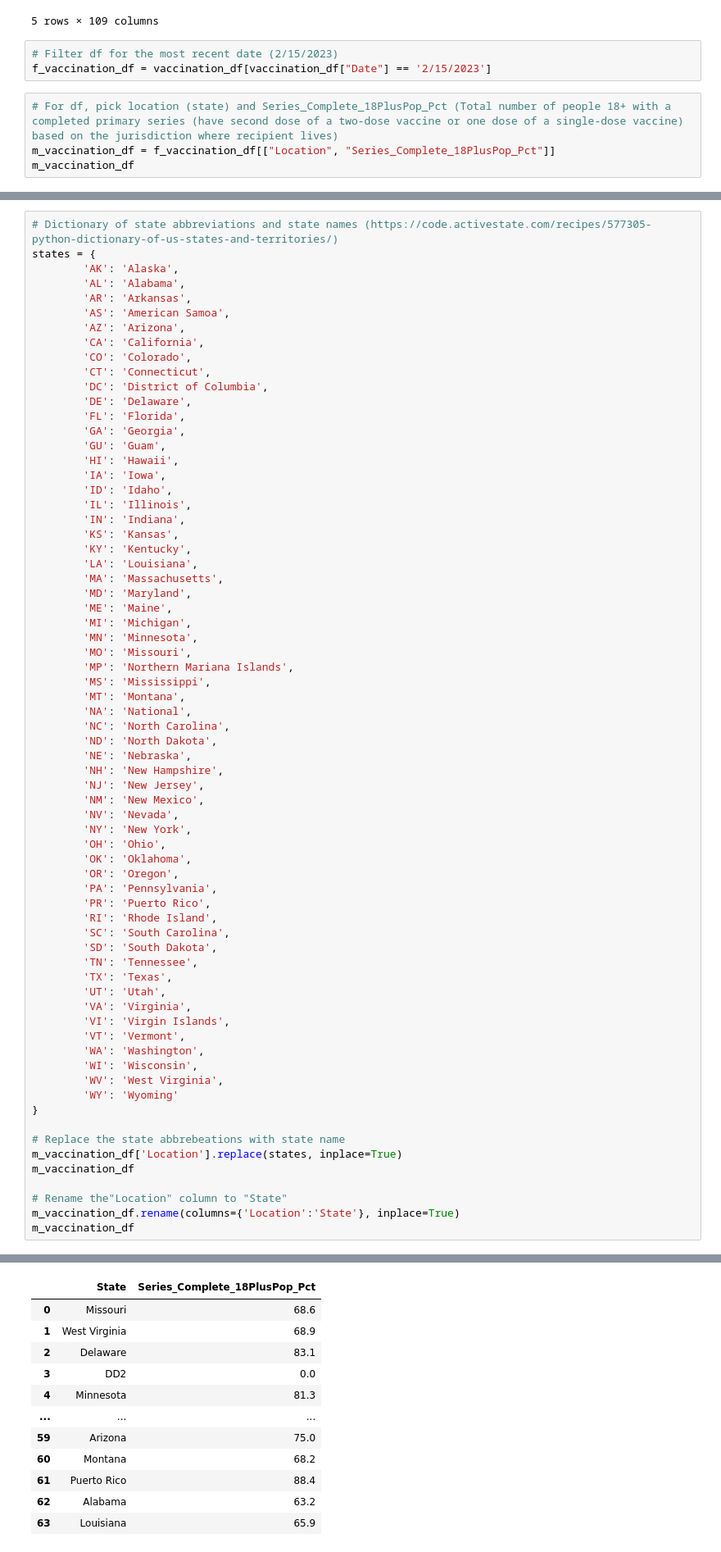
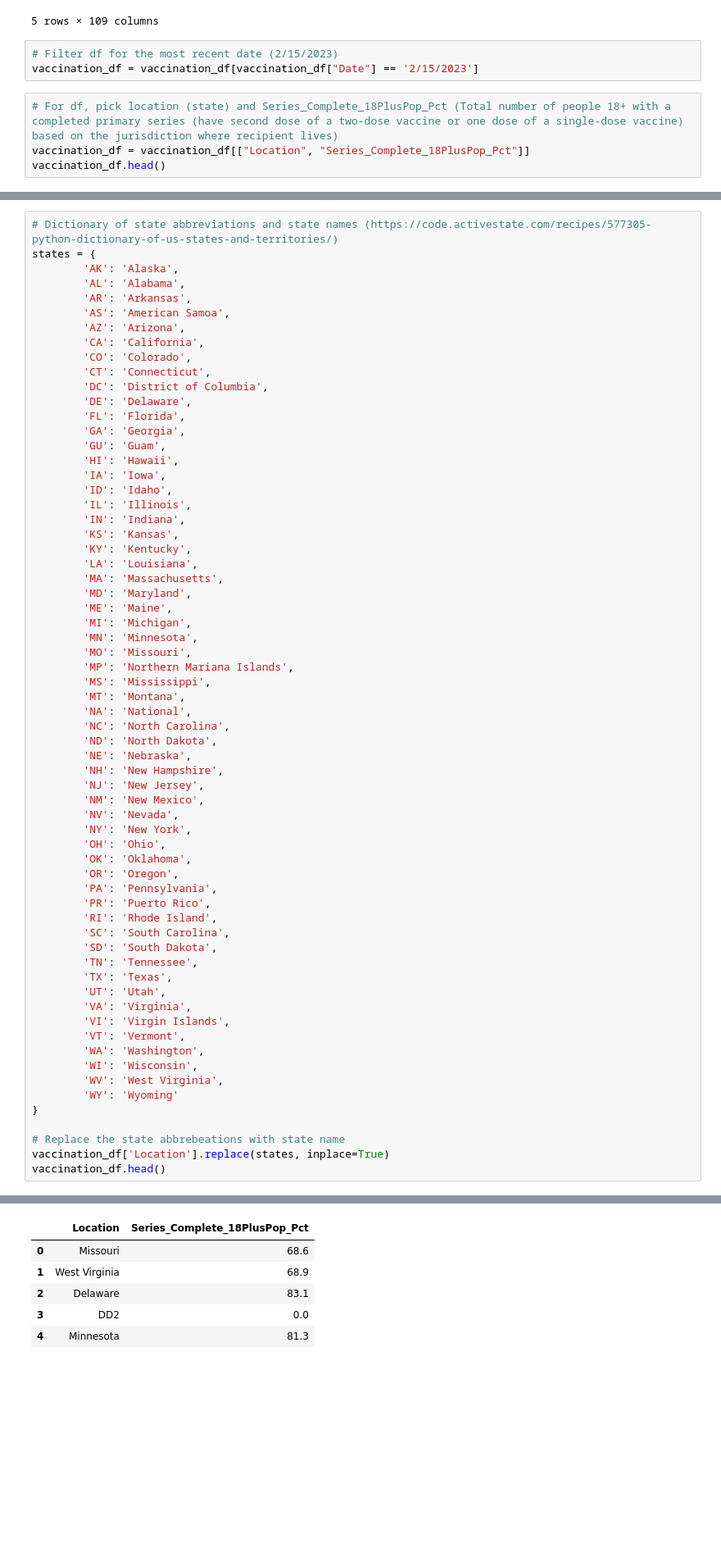
Before and after one commit to meeyoungPH/covid-deep-dive, a Jupyter notebook: long_covid/long_covid.ipynb, the cells around one changed output, grey strips where cells are left out. Shown at 82% size. Cells and saved outputs as stored; diff of their text form; blank space fills up the shorter version.

```diff
--- a/long_covid/long_covid.ipynb
+++ b/long_covid/long_covid.ipynb
@@ -76,11 +82,11 @@ vaccination_df.head()
 5 rows × 109 columns
 # %%
 # Filter df for the most recent date (2/15/2023)
-f_vaccination_df = vaccination_df[vaccination_df["Date"] == '2/15/2023']
+vaccination_df = vaccination_df[vaccination_df["Date"] == '2/15/2023']
 # %%
 # For df, pick location (state) and Series_Complete_18PlusPop_Pct (Total number of people 18+ with a completed primary series (have second dose of a two-dose vaccine or one dose of a single-dose vaccine) based on the jurisdiction where recipient lives)
-m_vaccination_df = f_vaccination_df[["Location", "Series_Complete_18PlusPop_Pct"]]
-m_vaccination_df
+vaccination_df = vaccination_df[["Location", "Series_Complete_18PlusPop_Pct"]]
+vaccination_df.head()
 # %% [output]
 |  | Location | Series_Complete_18PlusPop_Pct |
 | 0 | MO | 68.6 |
@@ -158,10 +157,6 @@ states = {
 }
 
 # Replace the state abbrebeations with state name
-m_vaccination_df['Location'].replace(states, inplace=True)
-m_vaccination_df
-
-# Rename the"Location" column to "State"
-m_vaccination_df.rename(columns={'Location':'State'}, inplace=True)
-m_vaccination_df
+vaccination_df['Location'].replace(states, inplace=True)
+vaccination_df.head()
 # %% [output]
@@ -176,12 +163,6 @@ See the caveats in the documentation: https://pandas.pydata.org/pandas-docs/stab
-|  | State | Series_Complete_18PlusPop_Pct |
+|  | Location | Series_Complete_18PlusPop_Pct |
 | 0 | Missouri | 68.6 |
 | 1 | West Virginia | 68.9 |
 | 2 | Delaware | 83.1 |
 | 3 | DD2 | 0.0 |
 | 4 | Minnesota | 81.3 |
-| ... | ... | ... |
-| 59 | Arizona | 75.0 |
-| 60 | Montana | 68.2 |
-| 61 | Puerto Rico | 88.4 |
-| 62 | Alabama | 63.2 |
-| 63 | Louisiana | 65.9 |
```
Also changed, not shown: parts of 39 cells of this notebook, 5 other files.
